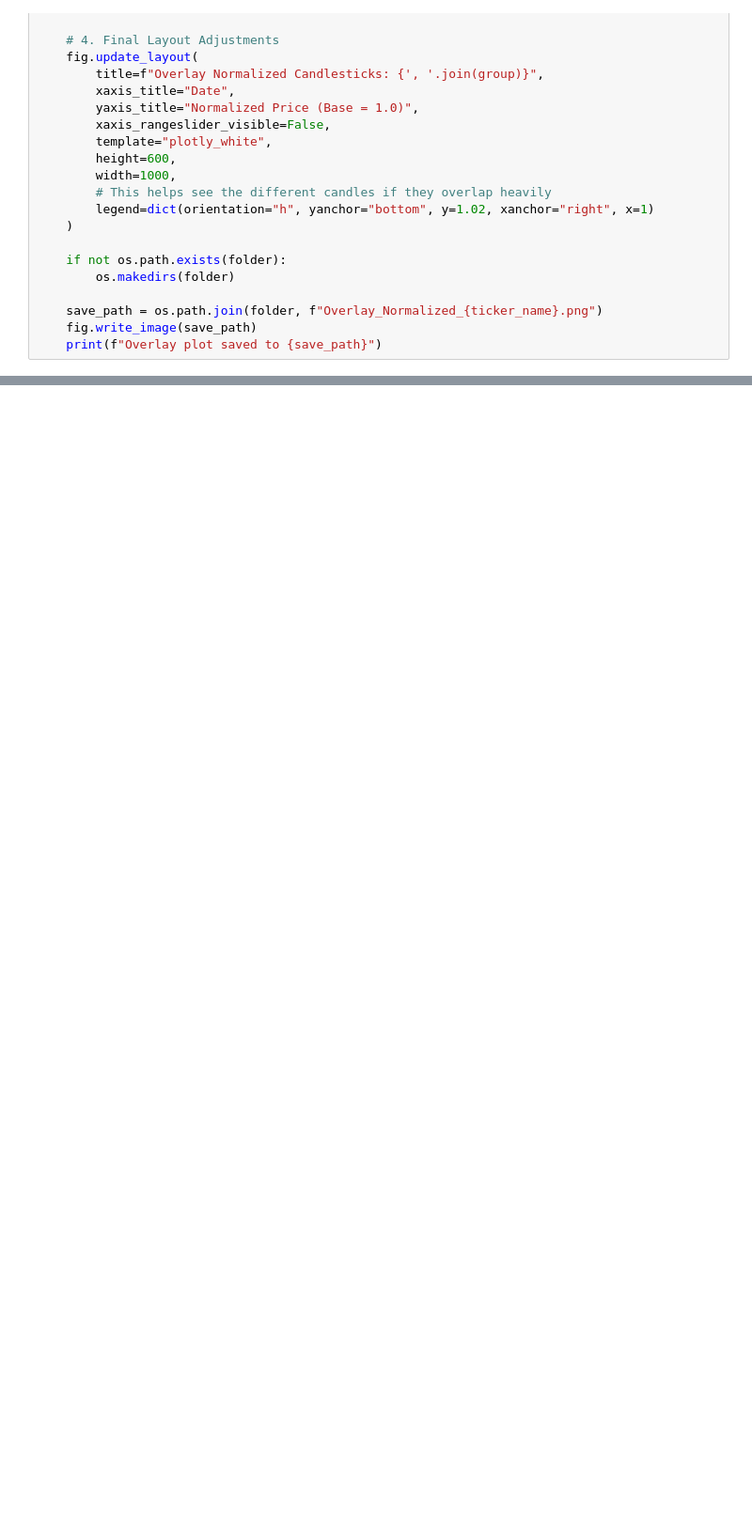
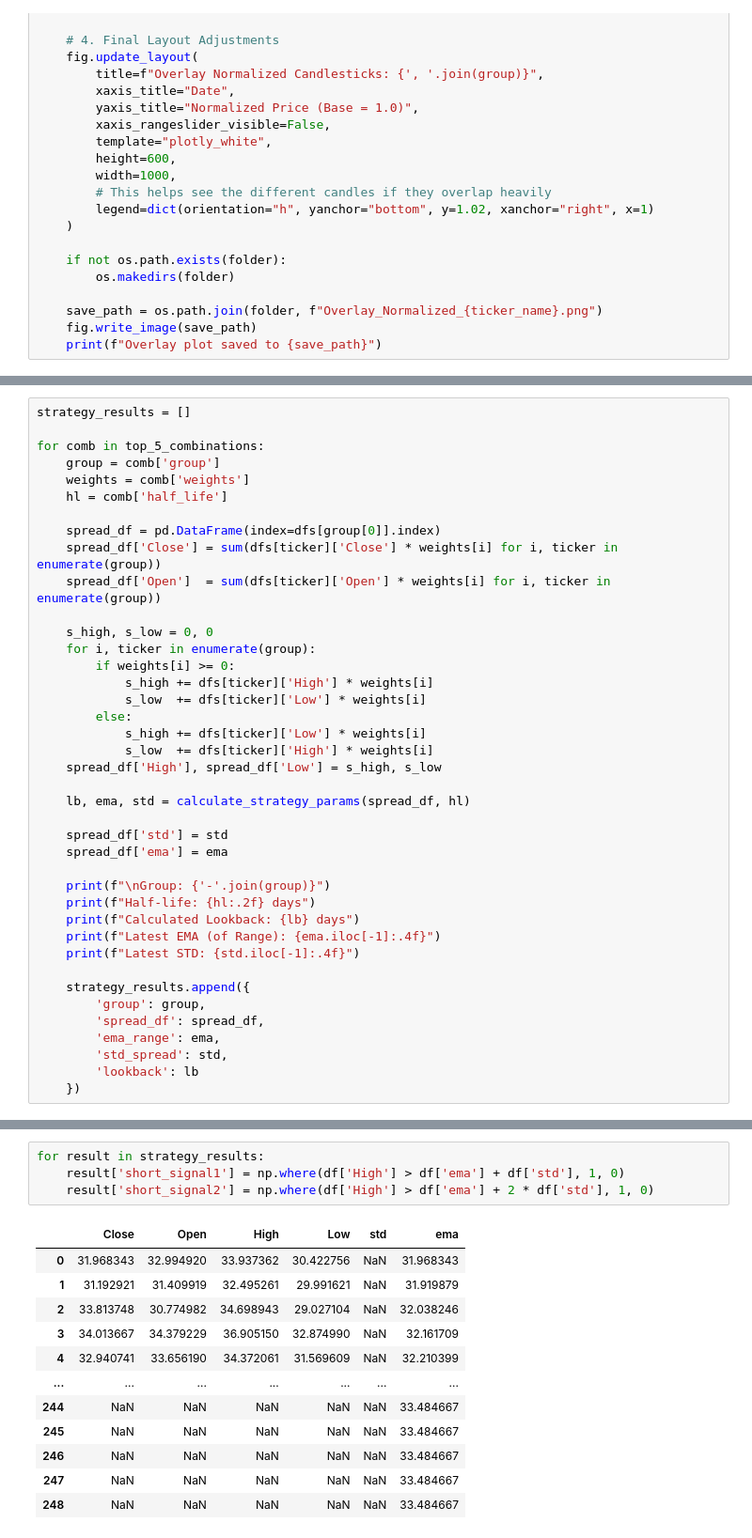
Before and after one commit to AminFiroozi/TA-HW4, a Jupyter notebook: HW4-401521471-AminFiroozi.ipynb, the cells around one changed output, grey strips where cells are left out. Shown at 94% size. Drawn from its saved outputs; the diff is of its cells as text; blank space fills up the shorter version.

Commit message:
feat: add short signal

```diff
--- a/HW4-401521471-AminFiroozi.ipynb
+++ b/HW4-401521471-AminFiroozi.ipynb
@@ -506,0 +518,40 @@ Spread candlestick saved to plots\Spread_Candle_BTC_BNB_STETH.png
+# %%
+strategy_results = []
+
+for comb in top_5_combinations:
+    group = comb['group']
+    weights = comb['weights']
+    hl = comb['half_life']
+
+    spread_df = pd.DataFrame(index=dfs[group[0]].index)
+    spread_df['Close'] = sum(dfs[ticker]['Close'] * weights[i] for i, ticker in enumerate(group))
+    spread_df['Open']  = sum(dfs[ticker]['Open'] * weights[i] for i, ticker in enumerate(group))
+
+    s_high, s_low = 0, 0
+    for i, ticker in enumerate(group):
+        if weights[i] >= 0:
+            s_high += dfs[ticker]['High'] * weights[i]
+            s_low  += dfs[ticker]['Low'] * weights[i]
+        else:
+            s_high += dfs[ticker]['Low'] * weights[i]
+            s_low  += dfs[ticker]['High'] * weights[i]
+    spread_df['High'], spread_df['Low'] = s_high, s_low
+
+    lb, ema, std = calculate_strategy_params(spread_df, hl)
+
+    spread_df['std'] = std
+    spread_df['ema'] = ema
+
+    print(f"\nGroup: {'-'.join(group)}")
+    print(f"Half-life: {hl:.2f} days")
+    print(f"Calculated Lookback: {lb} days")
+    print(f"Latest EMA (of Range): {ema.iloc[-1]:.4f}")
+    print(f"Latest STD: {std.iloc[-1]:.4f}")
+
+    strategy_results.append({
+        'group': group,
+        'spread_df': spread_df,
+        'ema_range': ema,
+        'std_spread': std,
+        'lookback': lb
+    })
@@ -506,0 +578,17 @@ Spread candlestick saved to plots\Spread_Candle_BTC_BNB_STETH.png
+# %%
+for result in strategy_results:
+    result['short_signal1'] = np.where(df['High'] > df['ema'] + df['std'], 1, 0)
+    result['short_signal2'] = np.where(df['High'] > df['ema'] + 2 * df['std'], 1, 0)
+# %% [output]
+|  | Close | Open | High | Low | std | ema |
+| 0 | 31.968343 | 32.994920 | 33.937362 | 30.422756 | NaN | 31.968343 |
+| 1 | 31.192921 | 31.409919 | 32.495261 | 29.991621 | NaN | 31.919879 |
+| 2 | 33.813748 | 30.774982 | 34.698943 | 29.027104 | NaN | 32.038246 |
+| 3 | 34.013667 | 34.379229 | 36.905150 | 32.874990 | NaN | 32.161709 |
+| 4 | 32.940741 | 33.656190 | 34.372061 | 31.569609 | NaN | 32.210399 |
+| ... | ... | ... | ... | ... | ... | ... |
+| 244 | NaN | NaN | NaN | NaN | NaN | 33.484667 |
+| 245 | NaN | NaN | NaN | NaN | NaN | 33.484667 |
+| 246 | NaN | NaN | NaN | NaN | NaN | 33.484667 |
+| 247 | NaN | NaN | NaN | NaN | NaN | 33.484667 |
+| 248 | NaN | NaN | NaN | NaN | NaN | 33.484667 |
```
Also changed, not shown: parts of 14 cells of this notebook.
